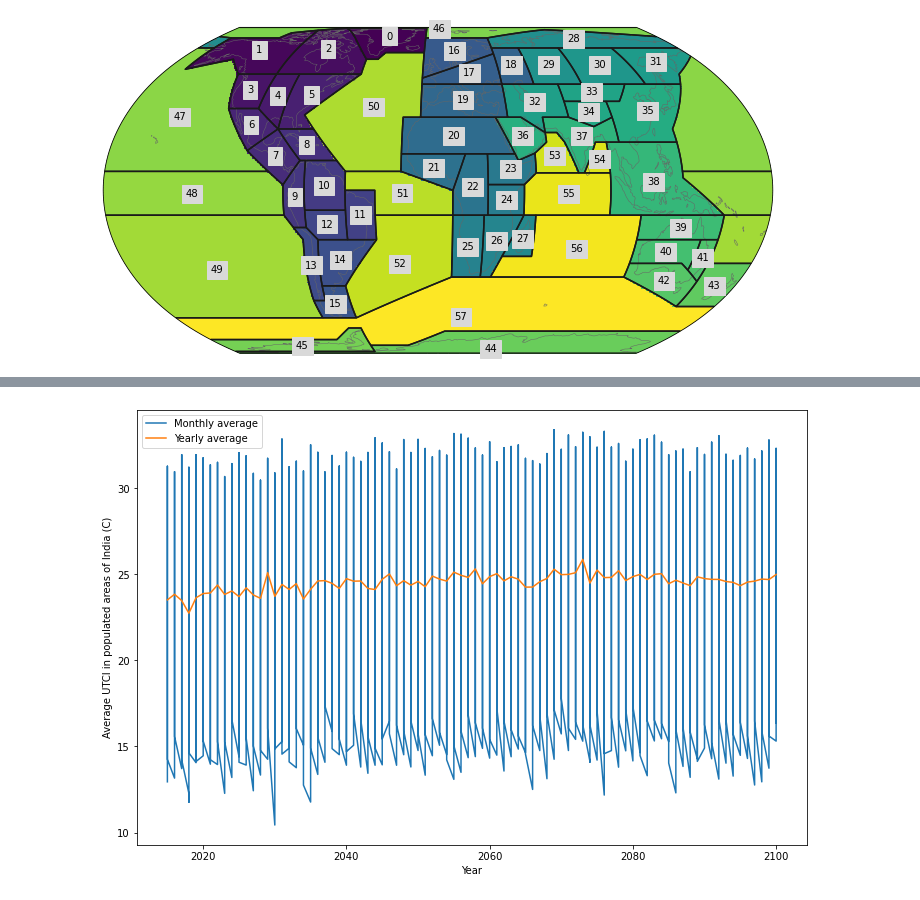
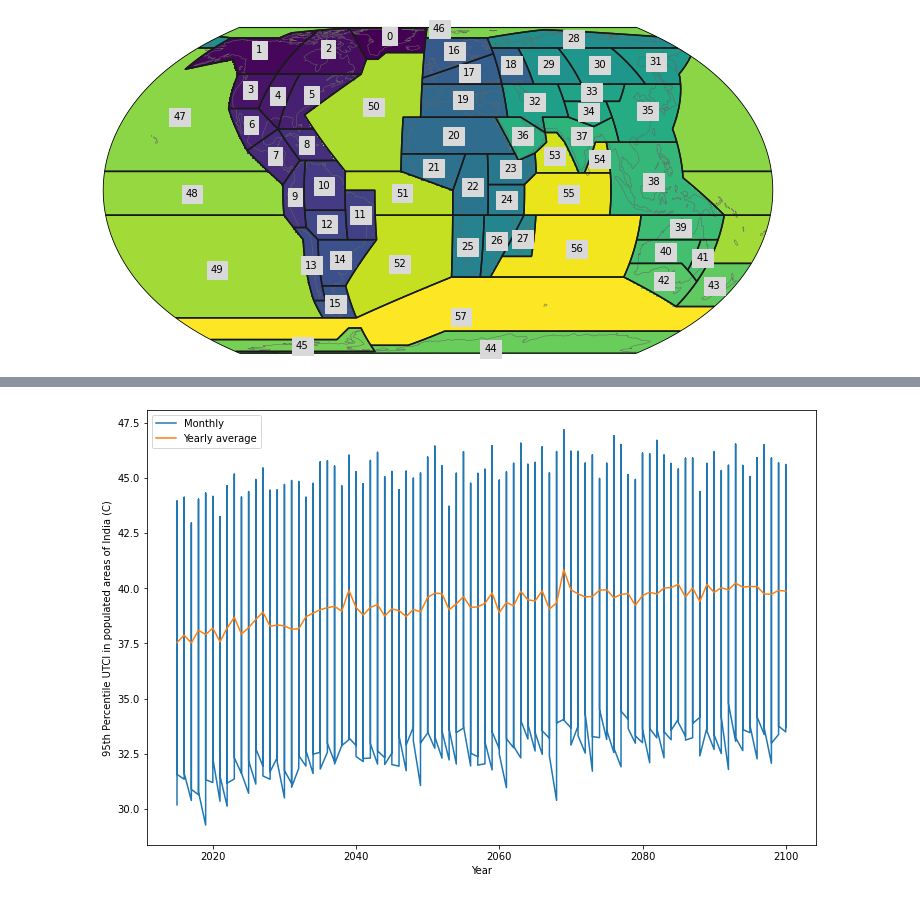
Before and after one commit to cmip6moap/project10, a Jupyter notebook: notebooks/UTCI_changes_over_time.ipynb, the cells around one changed output, grey strips where cells are left out. Saved outputs shown, nothing was run; the diff lists cells and outputs as text; code cells hidden in the pictures.

Commit message:
Use 95th percentile precalculated values

```diff
--- a/notebooks/UTCI_changes_over_time.ipynb
+++ b/notebooks/UTCI_changes_over_time.ipynb
@@ -12,7 +12,7 @@ import regionmask
 import xarray as xr
 # %%
 # Import the data
-folder = "/gws/pw/j05/cop26_hackathons/bristol/project10/utci_projections_1deg/BCC-CSM2-MR/"
+folder = "/gws/pw/j05/cop26_hackathons/bristol/project10/utci_projections_1deg_monthly95pc/HadGEM3-GC31-LL/"
 output_folder = "../results/"
 subfolders = os.listdir(folder)
 print(subfolders)
@@ -147,0 +117,3 @@ Time: 1723.159997701645
+# %%
+masked_india = (resample.utci.where((mask==indiaMask) & (popdata_xr>0))-273.15).mean(["lat", "lon"]).to_dataframe()
+masked_india
@@ -148,2 +135,2 @@ Time: 1723.159997701645
 # %%
-masked_india
+masked_india = masked_india[:-1]
@@ -164,11 +137,11 @@ masked_india
 # %%
 fig = plt.figure(figsize=(12, 8))
 plt.plot([i.year for i in masked_india.index], masked_india.utci)
-plt.plot(masked_india.groupby([i.year for i in masked_india.index]).mean())
+plt.plot(masked_india.groupby([i.year for i in masked_india.index]).utci.mean())
 plt.xlabel("Year")
-plt.ylabel("Average UTCI in populated areas of India (C)")
-plt.legend(["Monthly average", "Yearly average"])
-fig.savefig(os.path.join(output_folder, "IndiaYearlyAndMonthlyAverageUTCI.png"))
+plt.ylabel("95th Percentile UTCI in populated areas of India (C)")
+plt.legend(["Monthly", "Yearly average"])
+fig.savefig(os.path.join(output_folder, "IndiaYearlyAndMonthly95thUTCI.png"))
 # %% [output]
-[figure, old version]
+[figure, new version]
 # %%
```
Also changed, not shown: parts of 14 cells of this notebook, 6 other files.
